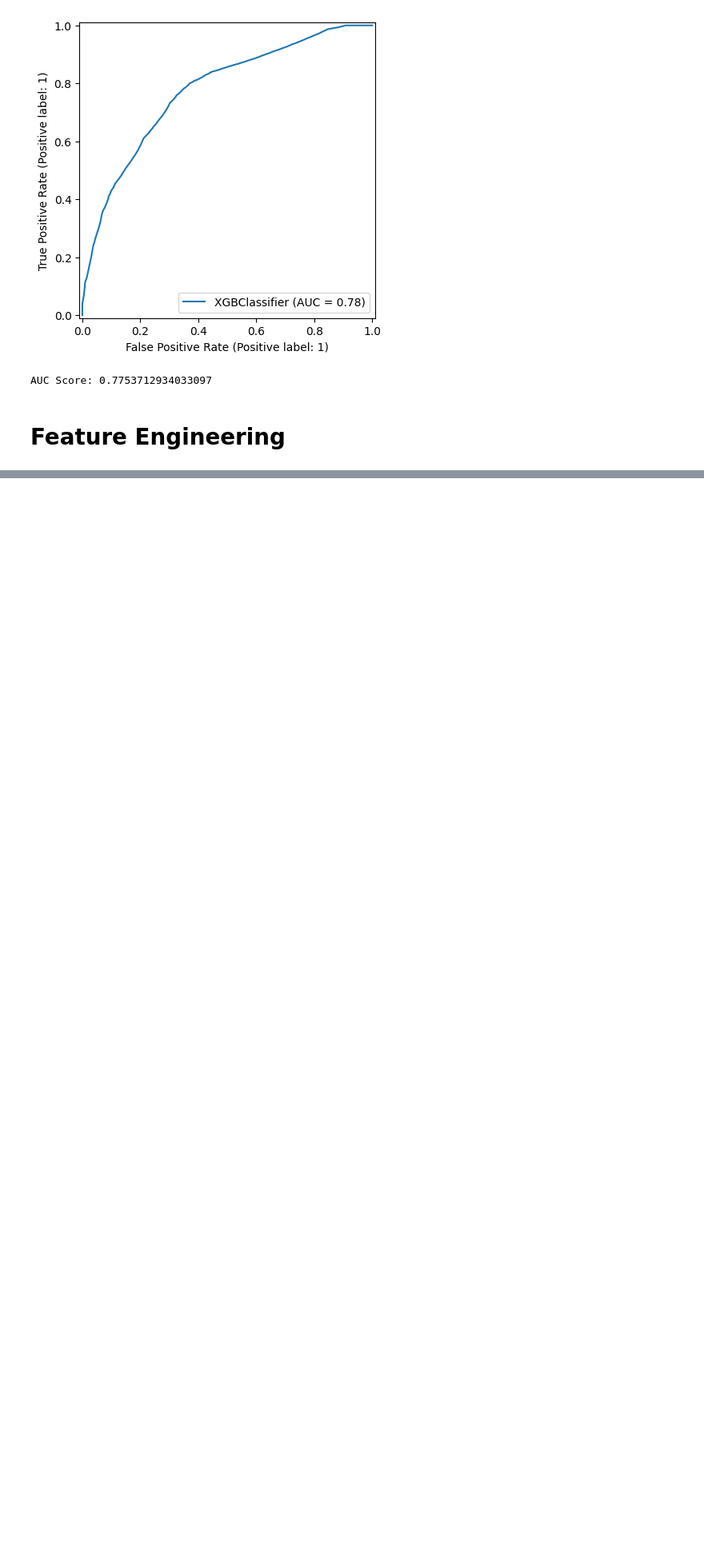
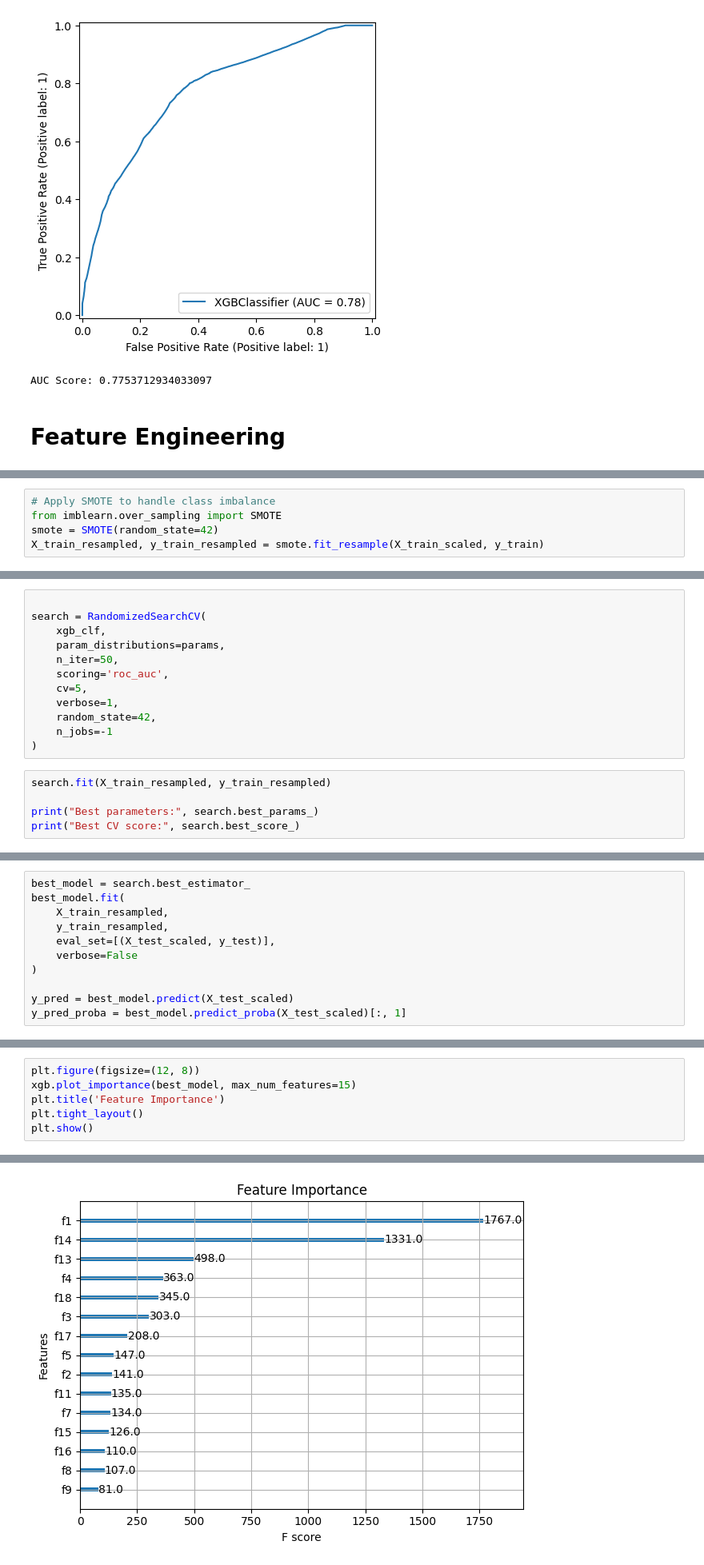
Before and after one commit to BoshithaMGunarathna/Mental-Health-Prediction, a Jupyter notebook: Machiine_Learning_1.ipynb, the cells around one changed output, grey strips where cells are left out. Shown at 80% size. Saved outputs shown, nothing was run; the diff lists cells and outputs as text; blank space fills up the shorter version.

```diff
--- a/Machiine_Learning_1.ipynb
+++ b/Machiine_Learning_1.ipynb
@@ -288,0 +352,5 @@ KeyError: 'Age'
+# %%
+# Apply SMOTE to handle class imbalance
+from imblearn.over_sampling import SMOTE
+smote = SMOTE(random_state=42)
+X_train_resampled, y_train_resampled = smote.fit_resample(X_train_scaled, y_train)
@@ -288,0 +386,17 @@ KeyError: 'Age'
+# %%
+
+search = RandomizedSearchCV(
+    xgb_clf,
+    param_distributions=params,
+    n_iter=50,
+    scoring='roc_auc',
+    cv=5,
+    verbose=1,
+    random_state=42,
+    n_jobs=-1
+)
+# %%
+search.fit(X_train_resampled, y_train_resampled)
+
+print("Best parameters:", search.best_params_)
+print("Best CV score:", search.best_score_)
@@ -288,0 +410,11 @@ KeyError: 'Age'
+# %%
+best_model = search.best_estimator_
+best_model.fit(
+    X_train_resampled,
+    y_train_resampled,
+    eval_set=[(X_test_scaled, y_test)],
+    verbose=False
+)
+
+y_pred = best_model.predict(X_test_scaled)
+y_pred_proba = best_model.predict_proba(X_test_scaled)[:, 1]
@@ -288,0 +454,7 @@ KeyError: 'Age'
+# %%
+plt.figure(figsize=(12, 8))
+xgb.plot_importance(best_model, max_num_features=15)
+plt.title('Feature Importance')
+plt.tight_layout()
+plt.show()
+# %% [output]
@@ -288,0 +462 @@ KeyError: 'Age'
+[figure, added]
```
Also changed, not shown: parts of 24 cells of this notebook.
